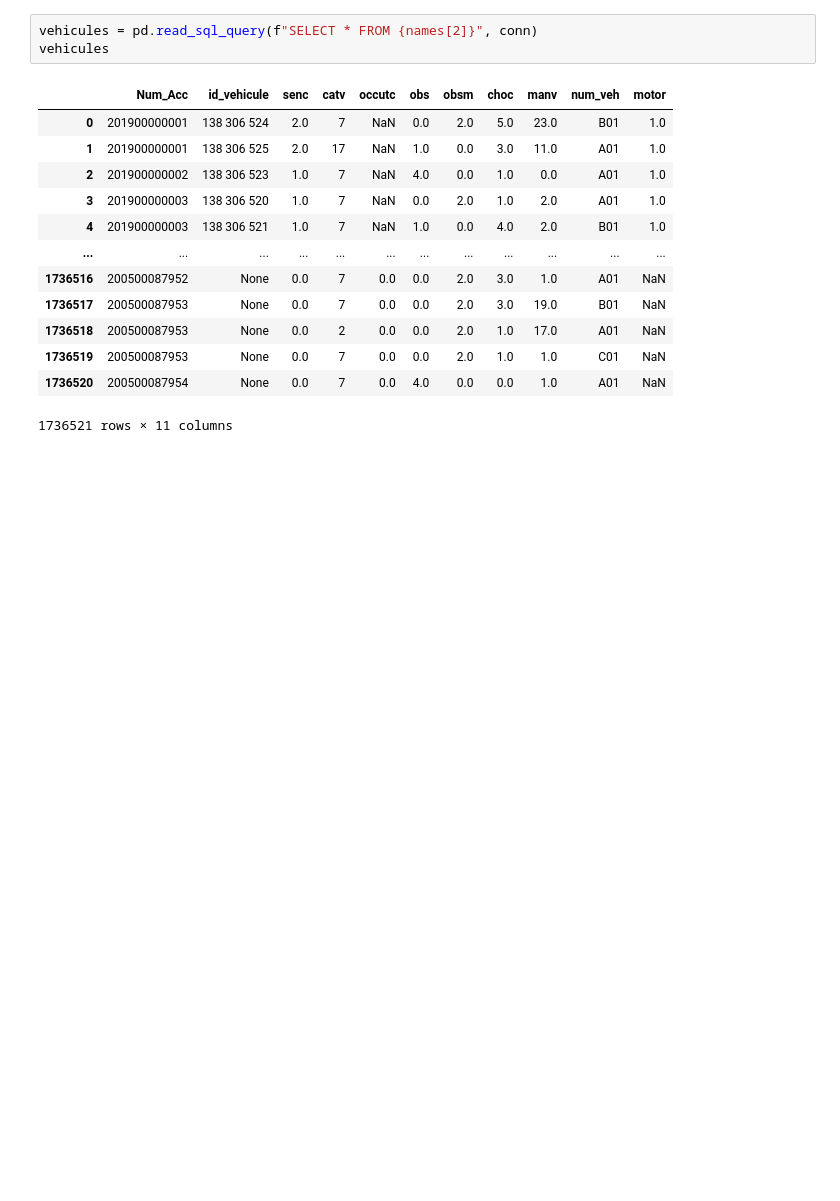
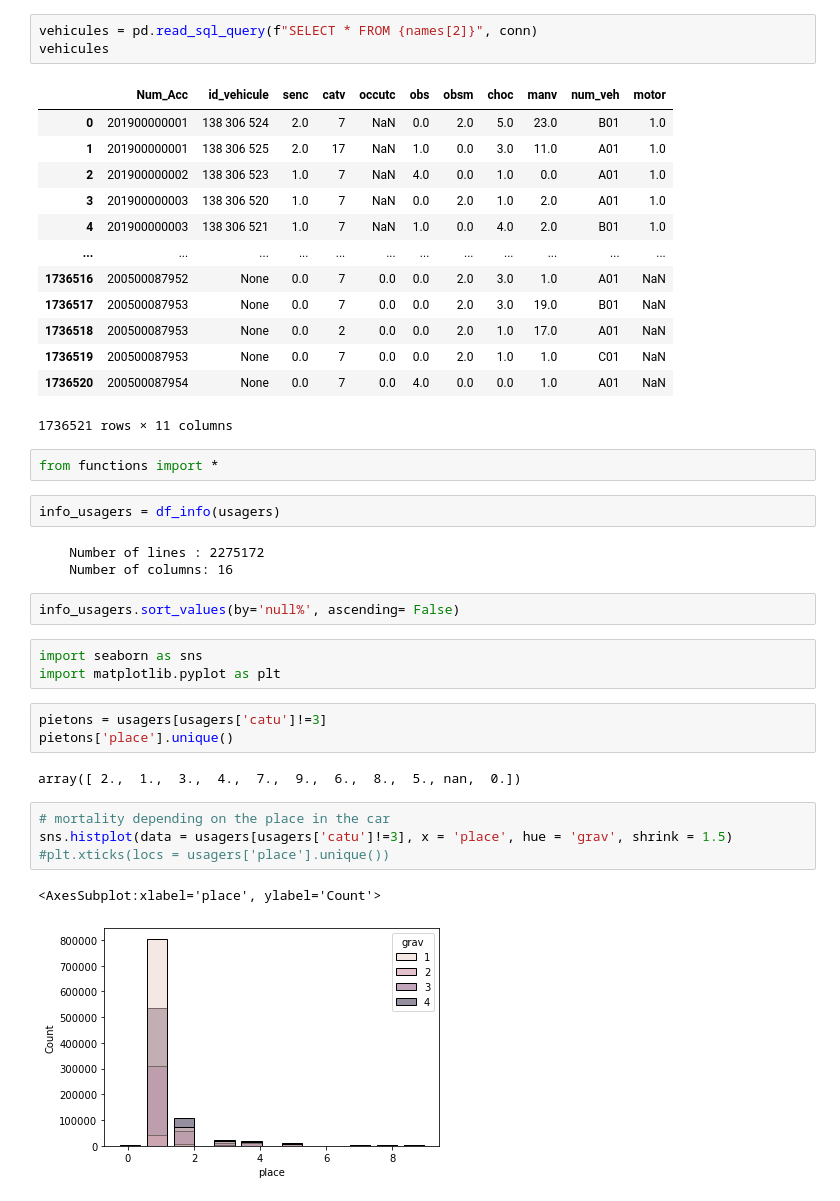
Before and after one commit to hugofgry/brief_accident, a Jupyter notebook: accidents.ipynb, the cells around one changed output. Cells and saved outputs as stored; diff of their text form; blank space fills up the shorter version.

```diff
--- a/accidents.ipynb
+++ b/accidents.ipynb
@@ -134,3 +135,27 @@ vehicules
 | 1736519 | 200500087953 | None | 0.0 | 7 | 0.0 | 0.0 | 2.0 | 1.0 | 1.0 | C01 | NaN |
 | 1736520 | 200500087954 | None | 0.0 | 7 | 0.0 | 4.0 | 0.0 | 0.0 | 1.0 | A01 | NaN |
 1736521 rows × 11 columns
+# %%
+from functions import *
+# %%
+info_usagers = df_info(usagers)
+# %% [output]
+    Number of lines : 2275172
+    Number of columns: 16
+# %%
+info_usagers.sort_values(by='null%', ascending= False)
+# %%
+import seaborn as sns
+import matplotlib.pyplot as plt
+# %%
+pietons = usagers[usagers['catu']!=3]
+pietons['place'].unique()
+# %% [output]
+array([ 2.,  1.,  3.,  4.,  7.,  9.,  6.,  8.,  5., nan,  0.])
+# %%
+# mortality depending on the place in the car
+sns.histplot(data = usagers[usagers['catu']!=3], x = 'place', hue = 'grav', shrink = 1.5)
+#plt.xticks(locs = usagers['place'].unique())
+# %% [output]
+<AxesSubplot:xlabel='place', ylabel='Count'>
+[figure, added]
```
Also changed, not shown: parts of 47 cells of this notebook.
